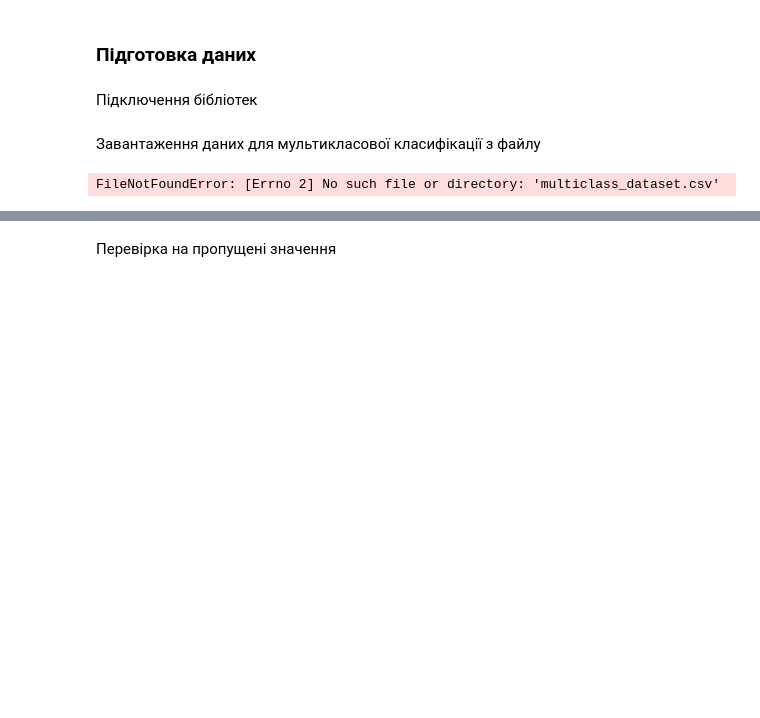
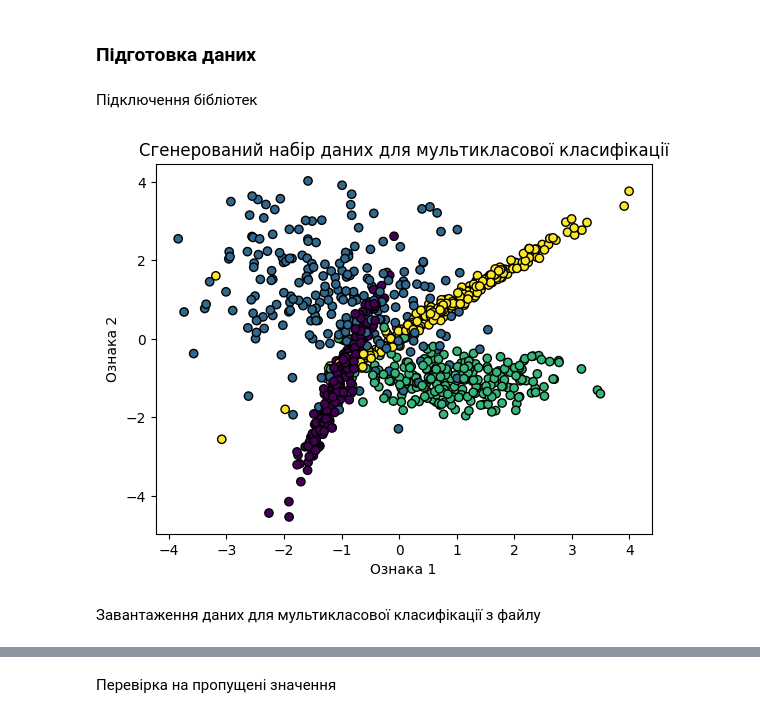
Before and after one commit to AnnaIvn/ml2023, a Jupyter notebook: Labs/Lab3/lab3.ipynb, the cells around one changed output, grey strips where cells are left out. Saved outputs shown, nothing was run; the diff lists cells and outputs as text; code cells hidden in the pictures; blank space fills up the shorter version.

```diff
--- a/Labs/Lab3/lab3.ipynb
+++ b/Labs/Lab3/lab3.ipynb
@@ -298,13 +298,38 @@ from sklearn.ensemble import RandomForestClassifier
 from sklearn.linear_model import LogisticRegression
 from sklearn.tree import DecisionTreeClassifier
 from sklearn.svm import SVC
+# %%
+
+# Згенеруємо набір даних для мультикласової класифікації
+X, y = make_classification(
+    n_samples=1000,    # Кількість прикладів у наборі даних
+    n_features=2,      # Кількість числових ознак
+    n_informative=2,   # Кількість інформативних ознак
+    n_redundant=0,     # Кількість зайвих ознак
+    n_clusters_per_class=1,  # Кількість кластерів на клас
+    n_classes=4,       # Кількість класів (більше трьох)
+    random_state=42     # Випадковий стан для відтворюваності
+)
+
+# Об'єднаємо ознаки та мітки у один DataFrame
+df = pd.DataFrame(data=np.c_[X, y], columns=['Feature1', 'Feature2', 'Target'])
+
+# Збережемо дані у CSV файл
+df.to_csv('data_for_part2.csv', index=False)
+# %%
+# Відобразимо створений набір даних
+plt.scatter(X[:, 0], X[:, 1], c=y, cmap='viridis', marker='o', edgecolors='k')
+plt.title('Сгенерований набір даних для мультикласової класифікації')
+plt.xlabel('Ознака 1')
+plt.ylabel('Ознака 2')
+plt.show()
+# %% [output]
+[figure, added]
 # %% [markdown]
 Завантаження даних для мультикласової класифікації з файлу
 # %%
 # Завантаження даних
-data = pd.read_csv('multiclass_dataset.csv')
+data = pd.read_csv('data_for_part2.csv')
-# %% [output]
-FileNotFoundError: [Errno 2] No such file or directory: 'multiclass_dataset.csv'
 # %%
 print(data.head())
 # %% [output]
```
Also changed, not shown: parts of 22 cells of this notebook, 3 other files.
